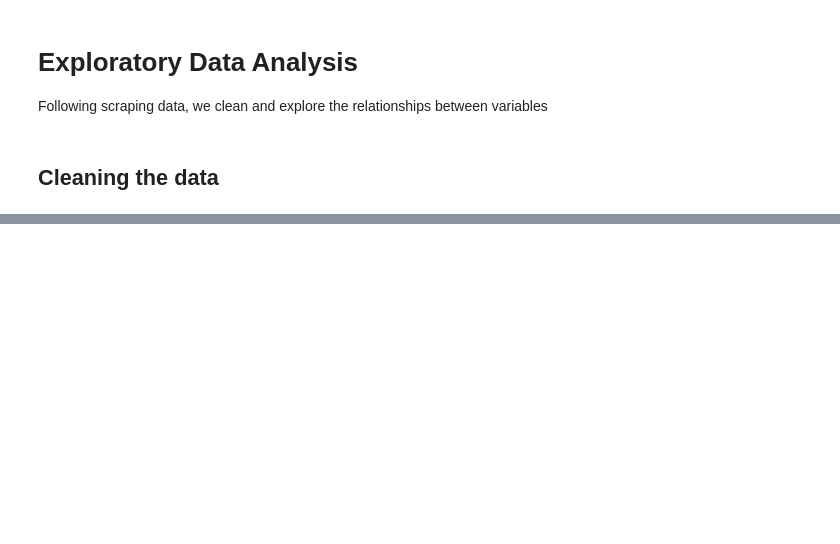
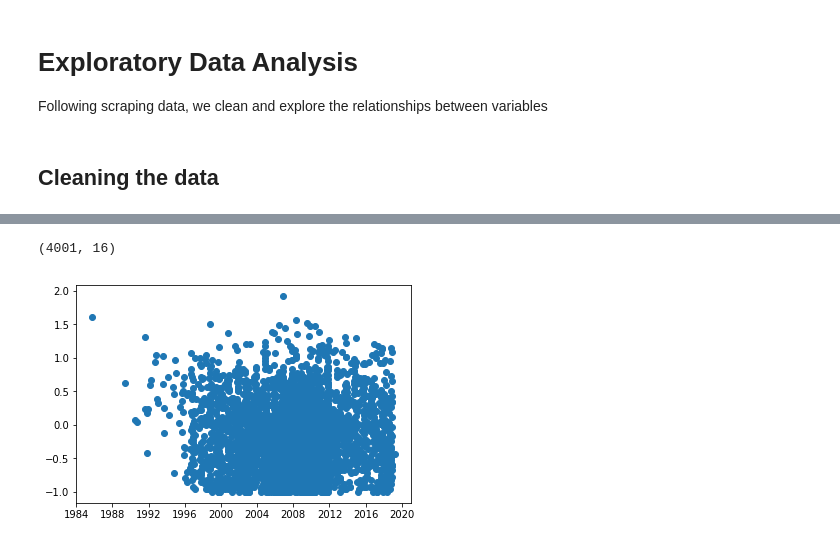
Before and after one commit to jeremyrchow/video_game_sales_data, a Jupyter notebook: exploratory_data_analysis_notebook.ipynb, the cells around one changed output, grey strips where cells are left out. Drawn from its saved outputs; the diff is of its cells as text; code cells hidden in the pictures; blank space fills up the shorter version.

```diff
--- a/exploratory_data_analysis_notebook.ipynb
+++ b/exploratory_data_analysis_notebook.ipynb
@@ -24,0 +53,3 @@ df.drop(columns = ['total_sales'],inplace = True)
+# %%
+df_sorted_by_date = df.sort_values(by = ['release_date']).reset_index()
+#plt.scatter(df_sorted_by_date['release_date'].tolist(),np.log(df_sorted_by_date['total_shipped'].tolist())
@@ -24,0 +59,26 @@ df.drop(columns = ['total_sales'],inplace = True)
+# %%
+ # df_sorted_by_date.loc[df_sorted_by_date['release_date'].astype(str)
+df_sorted_by_date = df_sorted_by_date.loc[df_sorted_by_date['release_date'].astype(str) != 'NaT']
+# %%
+# Drop bogus values with release date of 2020
+df_sorted_by_date = df_sorted_by_date.loc[df_sorted_by_date['release_date'].apply(lambda element: element.year < 2020)]
+df=df_sorted_by_date
+# Filter for games with 100,000 sales or more
+df=df.loc[df['total_shipped'] > .09].sort_values(by = ['total_shipped'])
+df['average_rating'] = df[['vgchart_score', 'critic_score','user_score']].astype(float).mean(axis=1)
+
+# Filter out games with no ratings
+df = df.loc[df['average_rating'].notnull()]
+# %%
+df.sort_values(by = ['average_rating'],ascending = False).shape
+# %% [output]
+(4001, 16)
+# %%
+df.drop(columns = ['vgchart_score','critic_score','user_score',\
+                   'na_sales','pal_sales','japan_sales','other_sales',\
+                   'developer'], inplace = True)
+# %%
+
+myplot = plt.scatter(df['release_date'],df['total_shipped'].apply(np.log10),)
+# %% [output]
+[figure, added]
```
Also changed, not shown: parts of 22 cells of this notebook, 1 other file.
